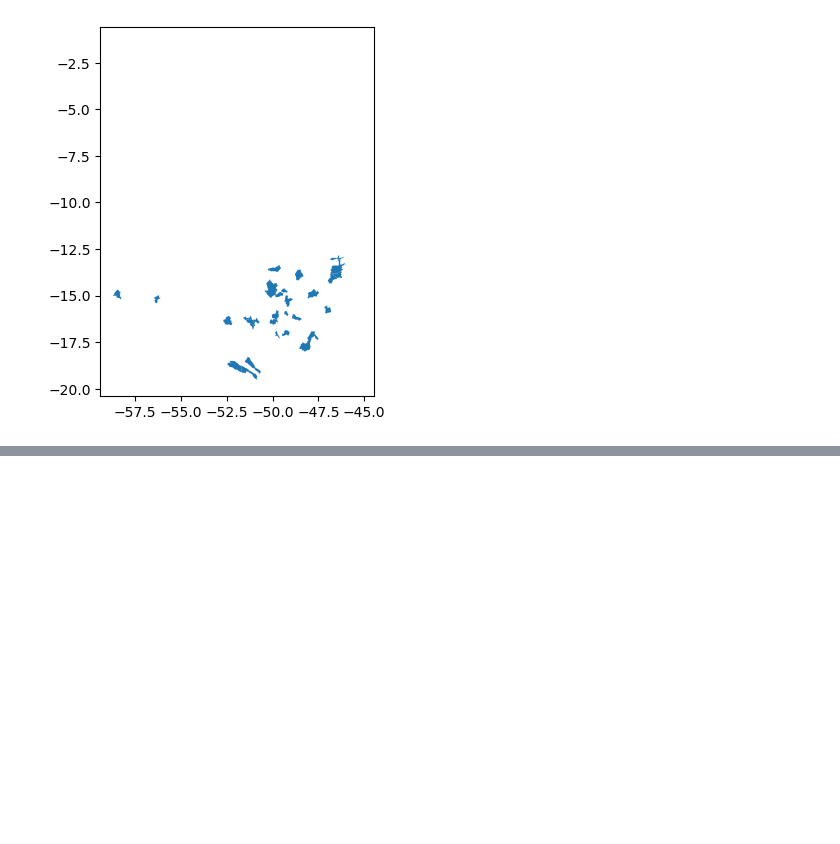
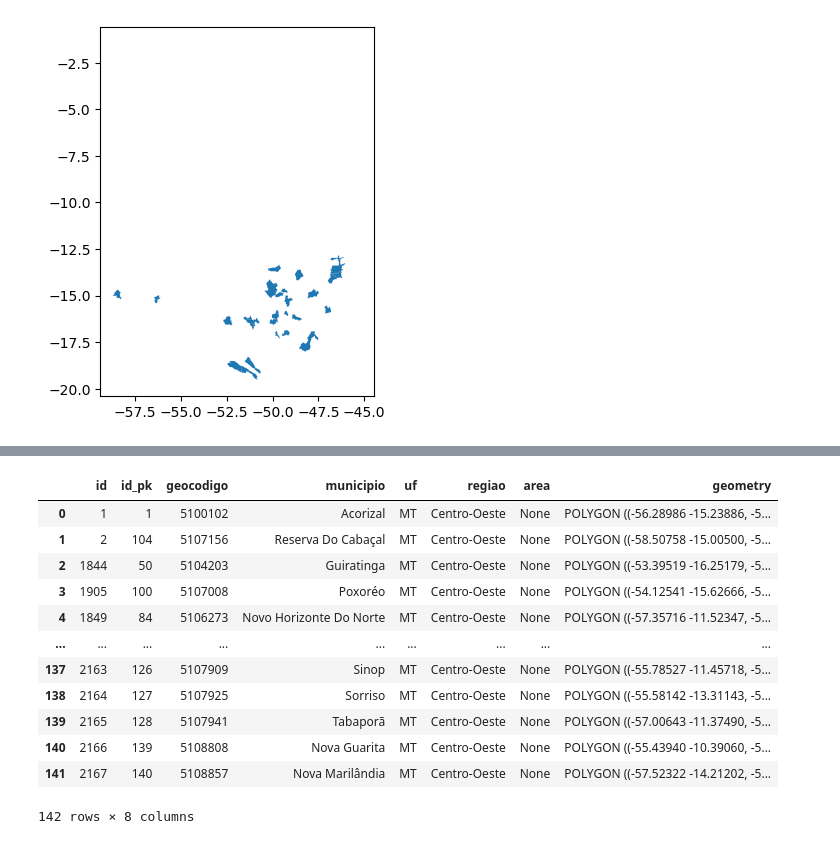
Before and after one commit to wedja/Python-Gis, a Jupyter notebook: geopandas.ipynb, the cells around one changed output, grey strips where cells are left out. Cells and saved outputs as stored; diff of their text form; code cells hidden in the pictures; blank space fills up the shorter version.

```diff
--- a/geopandas.ipynb
+++ b/geopandas.ipynb
@@ -101,0 +188,17 @@ data_filter.plot();
+# %%
+area_mt = gpd.read_file('./arquivos_vetoriais/municipio_mt.shp')
+area_mt
+# %% [output]
+|  | id | id_pk | geocodigo | municipio | uf | regiao | area | geometry |
+| 0 | 1 | 1 | 5100102 | Acorizal | MT | Centro-Oeste | None | POLYGON ((-56.28986 -15.23886, -5... |
+| 1 | 2 | 104 | 5107156 | Reserva Do Cabaçal | MT | Centro-Oeste | None | POLYGON ((-58.50758 -15.00500, -5... |
+| 2 | 1844 | 50 | 5104203 | Guiratinga | MT | Centro-Oeste | None | POLYGON ((-53.39519 -16.25179, -5... |
+| 3 | 1905 | 100 | 5107008 | Poxoréo | MT | Centro-Oeste | None | POLYGON ((-54.12541 -15.62666, -5... |
+| 4 | 1849 | 84 | 5106273 | Novo Horizonte Do Norte | MT | Centro-Oeste | None | POLYGON ((-57.35716 -11.52347, -5... |
+| ... | ... | ... | ... | ... | ... | ... | ... | ... |
+| 137 | 2163 | 126 | 5107909 | Sinop | MT | Centro-Oeste | None | POLYGON ((-55.78527 -11.45718, -5... |
+| 138 | 2164 | 127 | 5107925 | Sorriso | MT | Centro-Oeste | None | POLYGON ((-55.58142 -13.31143, -5... |
+| 139 | 2165 | 128 | 5107941 | Tabaporã | MT | Centro-Oeste | None | POLYGON ((-57.00643 -11.37490, -5... |
+| 140 | 2166 | 139 | 5108808 | Nova Guarita | MT | Centro-Oeste | None | POLYGON ((-55.43940 -10.39060, -5... |
+| 141 | 2167 | 140 | 5108857 | Nova Marilândia | MT | Centro-Oeste | None | POLYGON ((-57.52322 -14.21202, -5... |
+142 rows × 8 columns
```
Also changed, not shown: parts of 11 cells of this notebook, 5 other files.
